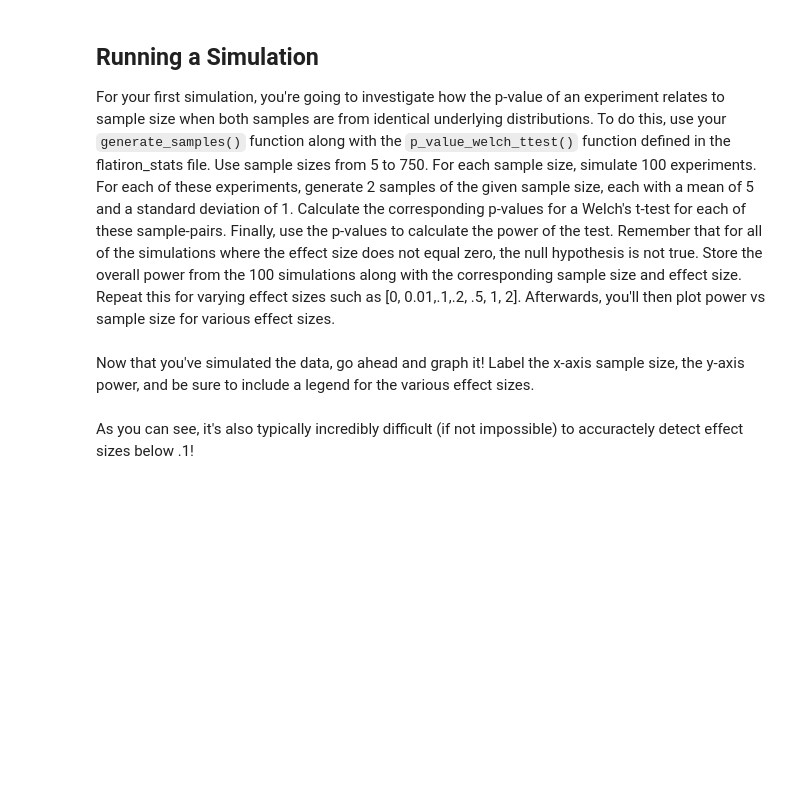
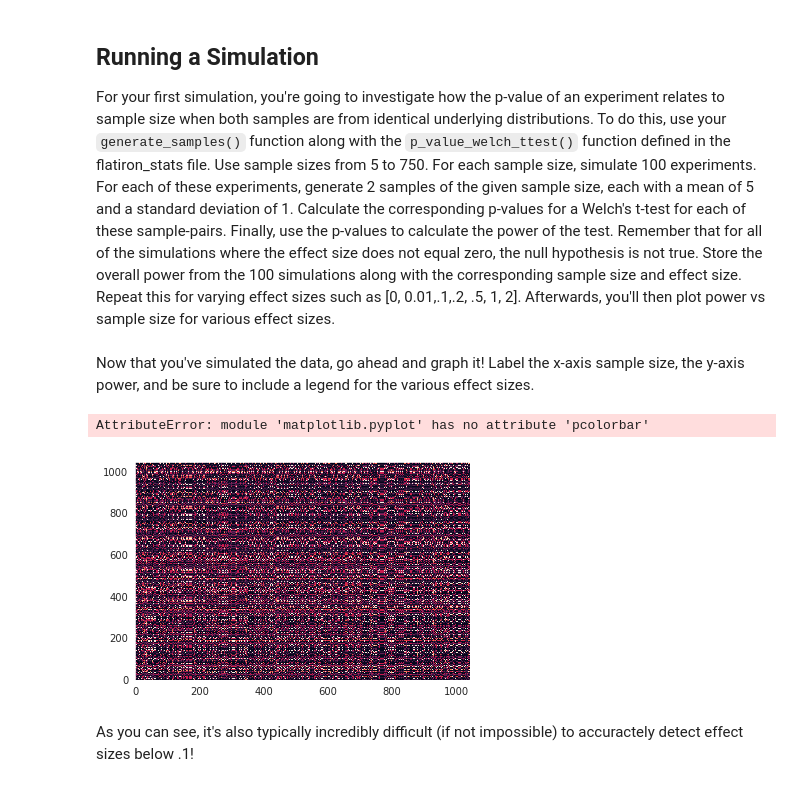
Before and after one commit to npschafer/dsc-effect-sizes-pvalues-and-power-lab-houston-ds-042219, a Jupyter notebook: index.ipynb, the cells around one changed output. Saved outputs shown, nothing was run; the diff lists cells and outputs as text; code cells hidden in the pictures; blank space fills up the shorter version.

```diff
--- a/index.ipynb
+++ b/index.ipynb
@@ -101,15 +101,18 @@ Now that you've simulated the data, go ahead and graph it! Label the x-axis samp
 # %%
 from matplotlib.mlab import griddata
 x = sample_sizes
 y = powers
 z = effect_sizes
 yy, xx = np.meshgrid(y,x)
 zz = griddata(x,y,z,xx,yy, interp='linear')
 plt.pcolor(zz)
 #plt.contourf(xx,yy,zz) # if you want contour plot
 #plt.imshow(zz)
-plt.pcolorbar()
+plt.
 plt.show()
+# %% [output]
+AttributeError: module 'matplotlib.pyplot' has no attribute 'pcolorbar'
+[figure, added]
 # %% [markdown]
 As you can see, it's also typically incredibly difficult (if not impossible) to accuractely detect effect sizes below .1!
 # %% [markdown]
```
